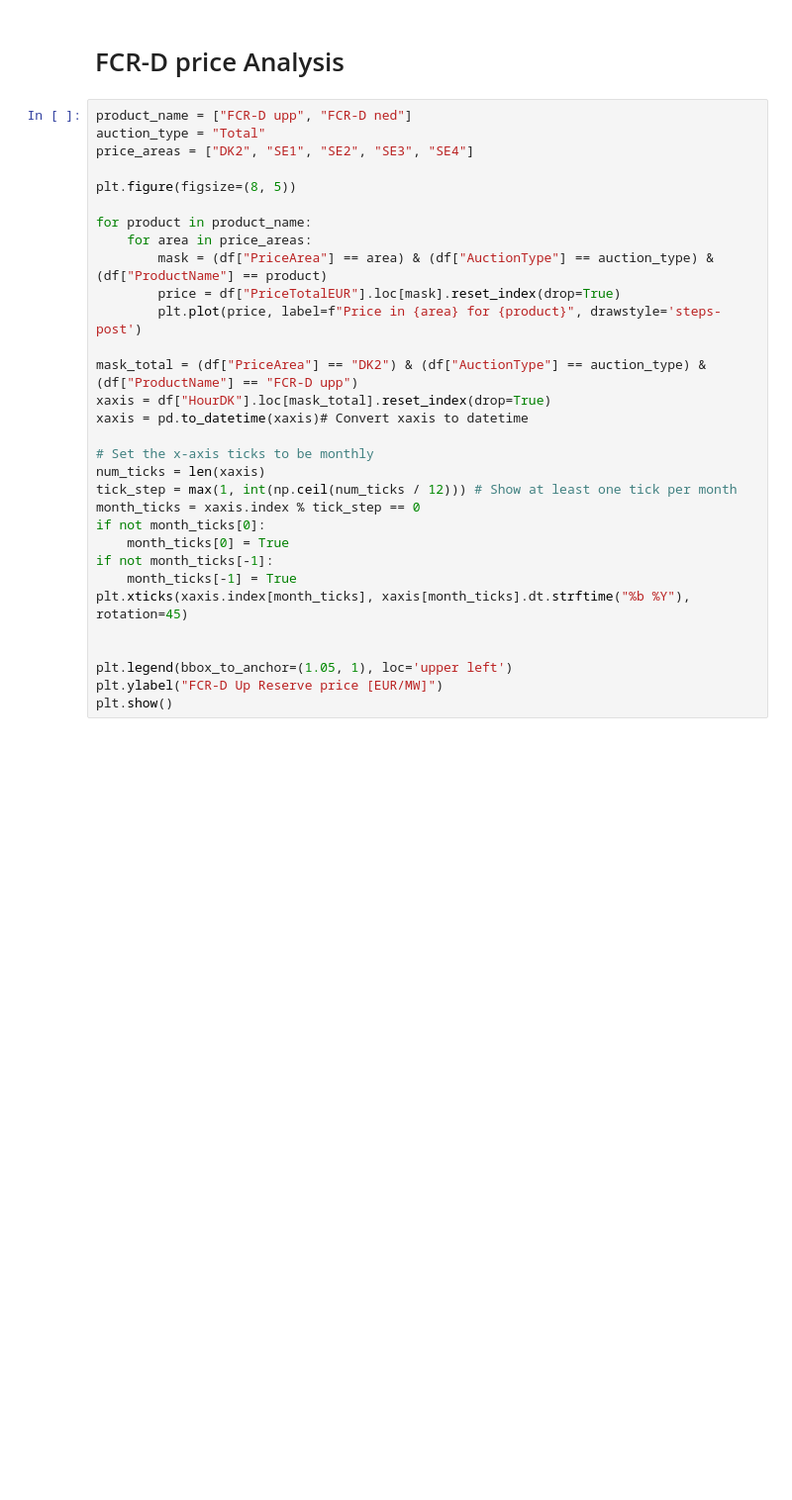
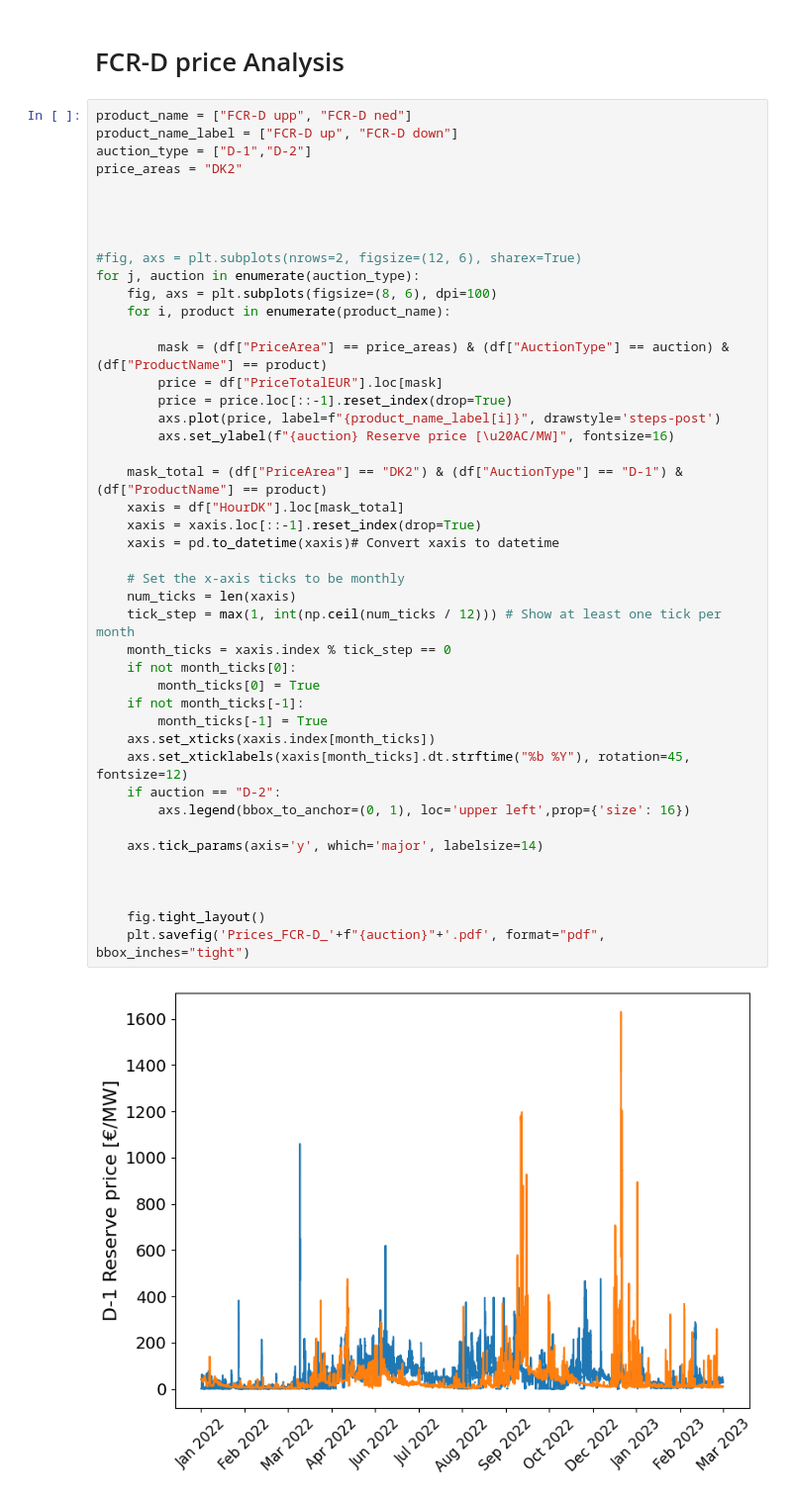
Before and after one commit to junesooshin/lightenup, a Jupyter notebook: Data Examination/FCR-D Analysis.ipynb, the cells around one changed output. Shown at 99% size. Saved outputs shown, nothing was run; the diff lists cells and outputs as text; blank space fills up the shorter version.

```diff
--- a/Data Examination/FCR-D Analysis.ipynb
+++ b/Data Examination/FCR-D Analysis.ipynb
@@ -543,32 +229,47 @@ plt.show()
 # FCR-D price Analysis
 # %%
 product_name = ["FCR-D upp", "FCR-D ned"]
-auction_type = "Total"
-price_areas = ["DK2", "SE1", "SE2", "SE3", "SE4"]
-
-plt.figure(figsize=(8, 5))
-
-for product in product_name:
-    for area in price_areas:
-        mask = (df["PriceArea"] == area) & (df["AuctionType"] == auction_type) & (df["ProductName"] == product)
-        price = df["PriceTotalEUR"].loc[mask].reset_index(drop=True)
-        plt.plot(price, label=f"Price in {area} for {product}", drawstyle='steps-post')
-
-mask_total = (df["PriceArea"] == "DK2") & (df["AuctionType"] == auction_type) & (df["ProductName"] == "FCR-D upp")
-xaxis = df["HourDK"].loc[mask_total].reset_index(drop=True)
-xaxis = pd.to_datetime(xaxis)# Convert xaxis to datetime
-
-# Set the x-axis ticks to be monthly
-num_ticks = len(xaxis)
-tick_step = max(1, int(np.ceil(num_ticks / 12))) # Show at least one tick per month
-month_ticks = xaxis.index % tick_step == 0
-if not month_ticks[0]:
-    month_ticks[0] = True
-if not month_ticks[-1]:
-    month_ticks[-1] = True
-plt.xticks(xaxis.index[month_ticks], xaxis[month_ticks].dt.strftime("%b %Y"), rotation=45)
+product_name_label = ["FCR-D up", "FCR-D down"]
+auction_type = ["D-1","D-2"]
+price_areas = "DK2"
 
 
-plt.legend(bbox_to_anchor=(1.05, 1), loc='upper left')
-plt.ylabel("FCR-D Up Reserve price [EUR/MW]")
-plt.show()
+
+
+#fig, axs = plt.subplots(nrows=2, figsize=(12, 6), sharex=True)
+for j, auction in enumerate(auction_type):
+    fig, axs = plt.subplots(figsize=(8, 6), dpi=100)
+    for i, product in enumerate(product_name):
+
+        mask = (df["PriceArea"] == price_areas) & (df["AuctionType"] == auction) & (df["ProductName"] == product)
+        price = df["PriceTotalEUR"].loc[mask]
+        price = price.loc[::-1].reset_index(drop=True)
+        axs.plot(price, label=f"{product_name_label[i]}", drawstyle='steps-post')
+        axs.set_ylabel(f"{auction} Reserve price [\u20AC/MW]", fontsize=16)
+
+    mask_total = (df["PriceArea"] == "DK2") & (df["AuctionType"] == "D-1") & (df["ProductName"] == product)
+    xaxis = df["HourDK"].loc[mask_total]
+    xaxis = xaxis.loc[::-1].reset_index(drop=True)
+    xaxis = pd.to_datetime(xaxis)# Convert xaxis to datetime
+
+    # Set the x-axis ticks to be monthly
+    num_ticks = len(xaxis)
+    tick_step = max(1, int(np.ceil(num_ticks / 12))) # Show at least one tick per month
+    month_ticks = xaxis.index % tick_step == 0
+    if not month_ticks[0]:
+        month_ticks[0] = True
+    if not month_ticks[-1]:
+        month_ticks[-1] = True
+    axs.set_xticks(xaxis.index[month_ticks])
+    axs.set_xticklabels(xaxis[month_ticks].dt.strftime("%b %Y"), rotation=45, fontsize=12)
+    if auction == "D-2":
+        axs.legend(bbox_to_anchor=(0, 1), loc='upper left',prop={'size': 16})
+
+    axs.tick_params(axis='y', which='major', labelsize=14)
+
+
+
+    fig.tight_layout()
+    plt.savefig('Prices_FCR-D_'+f"{auction}"+'.pdf', format="pdf", bbox_inches="tight")
+# %% [output]
+[figure, added]
```
Also changed, not shown: parts of 21 cells of this notebook, 6 other files.
